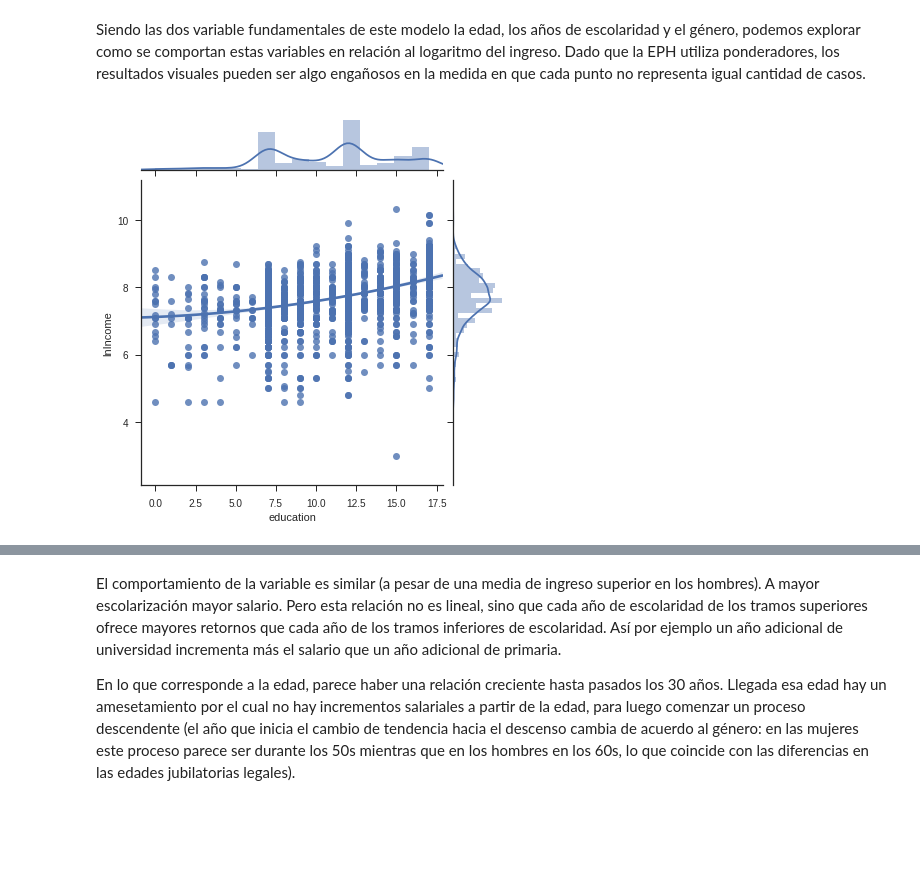
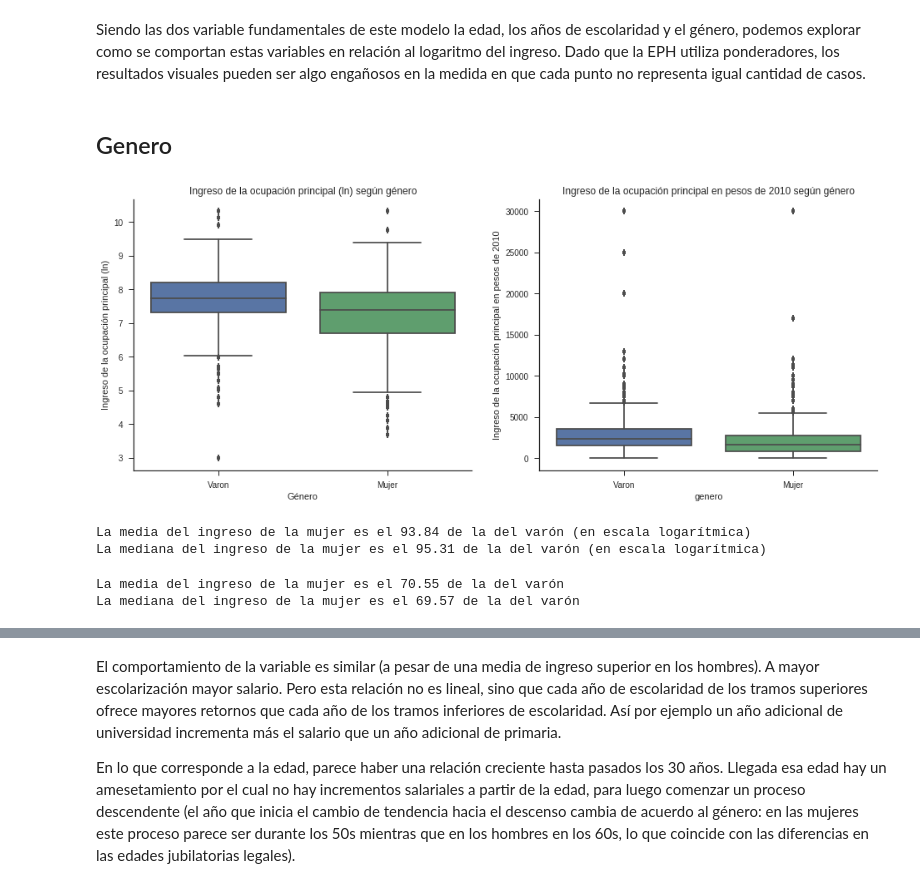
Before and after one commit to alephcero/thesis, a Jupyter notebook: src/Chapter 3 - modelingAndCoeficients.ipynb, the cells around one changed output, grey strips where cells are left out. Cells and saved outputs as stored; diff of their text form; code cells hidden in the pictures; blank space fills up the shorter version.

```diff
--- a/src/Chapter 3 - modelingAndCoeficients.ipynb
+++ b/src/Chapter 3 - modelingAndCoeficients.ipynb
@@ -72,3 +97,6 @@ Por ello, eliminamos del set de datos que utilizaremos para el modelo a aquellos
 # %%
 jobsAndIncome = ((ind3t10.activity==1) & (ind3t10.lnIncome>1))
 ind3t10Model = ind3t10.copy().loc[jobsAndIncome,:]
+# %%
+jobsAndIncome = ((dataPlot.estado=='Ocupado') & (dataPlot.lnIncome>1))
+dataPlotModel = dataPlot.copy().loc[jobsAndIncome,:]
@@ -91,3 +163,43 @@ NormaltestResult(statistic=430.11709871839003, pvalue=3.9926268882108378e-94)
 # %% [markdown]
 Siendo las dos variable fundamentales de este modelo la edad, los años de escolaridad y el género, podemos explorar como se comportan estas variables en relación al logaritmo del ingreso. Dado que la EPH utiliza ponderadores, los resultados visuales pueden ser algo engañosos en la medida en que cada punto no representa igual cantidad de casos.
+# %% [markdown]
+## Genero
+# %%
+fig = plt.figure(figsize=(16,6))
+ax1= fig.add_subplot(1,2,1)
+ax2= fig.add_subplot(1,2,2)
+
+sns.boxplot(x="genero", y="lnIncome", data=dataPlotModel,ax=ax1)
+sns.boxplot(x="genero", y="P21", data=dataPlotModel,ax=ax2)
+sns.despine()
+ax1.set_title(u'Ingreso de la ocupación principal (ln) según género')
+ax2.set_title(u'Ingreso de la ocupación principal en pesos de 2010 según género')
+
+ax1.set_xlabel(u'Género')
+ax1.set_xlabel(u'Género')
+ax1.set_ylabel(u'Ingreso de la ocupación principal (ln)')
+ax2.set_ylabel(u'Ingreso de la ocupación principal en pesos de 2010')
+
+
+fig.savefig('../img/capitulo3/ingresoVgenero.png')
+# %% [output]
+[figure, added]
+# %%
+print 'La media del ingreso de la mujer es el %.2f de la del varón (en escala logarítmica)' %\
+(dataFem.lnIncome.describe()['mean']/dataMasc.lnIncome.describe()['mean'] * 100)
+
+print 'La mediana del ingreso de la mujer es el %.2f de la del varón (en escala logarítmica)' %\
+(dataFem.lnIncome.describe()['50%']/dataMasc.lnIncome.describe()['50%'] * 100)
+# %% [output]
+La media del ingreso de la mujer es el 93.84 de la del varón (en escala logarítmica)
+La mediana del ingreso de la mujer es el 95.31 de la del varón (en escala logarítmica)
+# %%
+print 'La media del ingreso de la mujer es el %.2f de la del varón ' %\
+(dataFem.P21.describe()['mean']/dataMasc.P21.describe()['mean'] * 100)
+
+print 'La mediana del ingreso de la mujer es el %.2f de la del varón ' %\
+(dataFem.P21.describe()['50%']/dataMasc.P21.describe()['50%'] * 100)
+# %% [output]
+La media del ingreso de la mujer es el 70.55 de la del varón
+La mediana del ingreso de la mujer es el 69.57 de la del varón
 # %%
@@ -96,7 +207,0 @@ dataFem = ind3t10Model.loc[ind3t10Model.female==1,:]
-# %%
-g = sns.JointGrid(x="education", y="lnIncome", data=dataMasc)
-g.plot_joint(sns.regplot,order=2)
-g.plot_marginals(sns.distplot)
-g.savefig('../img/capitulo3/ingresoVeduM.png')
-# %% [output]
-[figure, removed]
```
Also changed, not shown: parts of 58 cells of this notebook, 34 other files.
